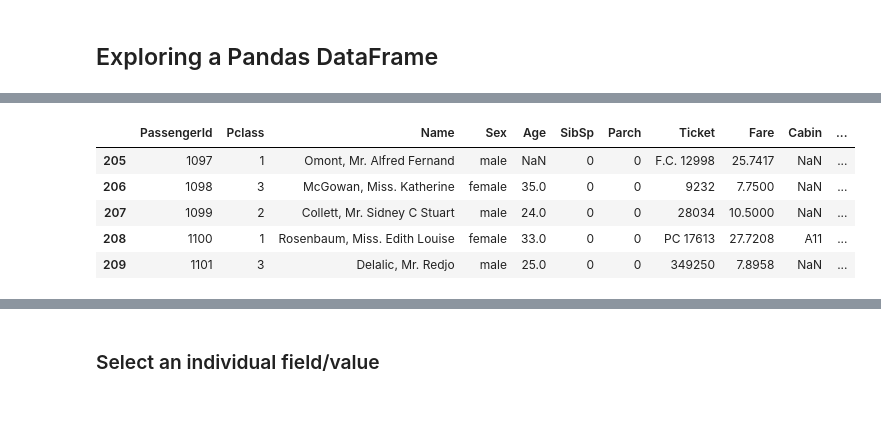
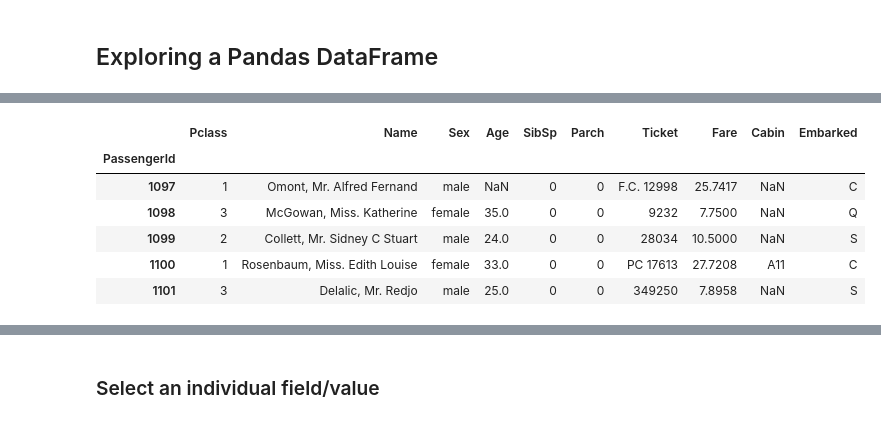
Before and after one commit to TheBoyMoe/DataScience-Repo, a Jupyter notebook: CodeAcademy-Data-Science/05-Pandas/05-pandas-review.ipynb, the cells around one changed output, grey strips where cells are left out. Drawn from its saved outputs; the diff is of its cells as text; code cells hidden in the pictures.

Commit message:
Review of pandas and data selection

```diff
--- a/CodeAcademy-Data-Science/05-Pandas/05-pandas-review.ipynb
+++ b/CodeAcademy-Data-Science/05-Pandas/05-pandas-review.ipynb
@@ -59,0 +82,4 @@ RangeIndex(start=0, stop=418, step=1)
+# %%
+# use the 'PassengerId' as the row label/index column
+df = pd.read_csv('data/test.csv', index_col=0)
+df.index
@@ -139,10 +279,12 @@ Name: 205, dtype: object
 # %%
-# Select Multiple rows, starting at row 205, upto but not including row 210
-df[205: 210] # or df.iloc[205:210]
+# Select Multiple rows(and all columns)
+# starting at row 205, upto but not including row 210
+df.iloc[205:210]
 # %% [output]
-|  | PassengerId | Pclass | Name | Sex | Age | SibSp | Parch | Ticket | Fare | Cabin | ... |
-| 205 | 1097 | 1 | Omont, Mr. Alfred Fernand | male | NaN | 0 | 0 | F.C. 12998 | 25.7417 | NaN | ... |
-| 206 | 1098 | 3 | McGowan, Miss. Katherine | female | 35.0 | 0 | 0 | 9232 | 7.7500 | NaN | ... |
-| 207 | 1099 | 2 | Collett, Mr. Sidney C Stuart | male | 24.0 | 0 | 0 | 28034 | 10.5000 | NaN | ... |
-| 208 | 1100 | 1 | Rosenbaum, Miss. Edith Louise | female | 33.0 | 0 | 0 | PC 17613 | 27.7208 | A11 | ... |
-| 209 | 1101 | 3 | Delalic, Mr. Redjo | male | 25.0 | 0 | 0 | 349250 | 7.8958 | NaN | ... |
+|  | Pclass | Name | Sex | Age | SibSp | Parch | Ticket | Fare | Cabin | Embarked |
+| PassengerId |  |  |  |  |  |  |  |  |  |  |
+| 1097 | 1 | Omont, Mr. Alfred Fernand | male | NaN | 0 | 0 | F.C. 12998 | 25.7417 | NaN | C |
+| 1098 | 3 | McGowan, Miss. Katherine | female | 35.0 | 0 | 0 | 9232 | 7.7500 | NaN | Q |
+| 1099 | 2 | Collett, Mr. Sidney C Stuart | male | 24.0 | 0 | 0 | 28034 | 10.5000 | NaN | S |
+| 1100 | 1 | Rosenbaum, Miss. Edith Louise | female | 33.0 | 0 | 0 | PC 17613 | 27.7208 | A11 | C |
+| 1101 | 3 | Delalic, Mr. Redjo | male | 25.0 | 0 | 0 | 349250 | 7.8958 | NaN | S |
```
Also changed, not shown: parts of 43 cells of this notebook, 2 other files.
